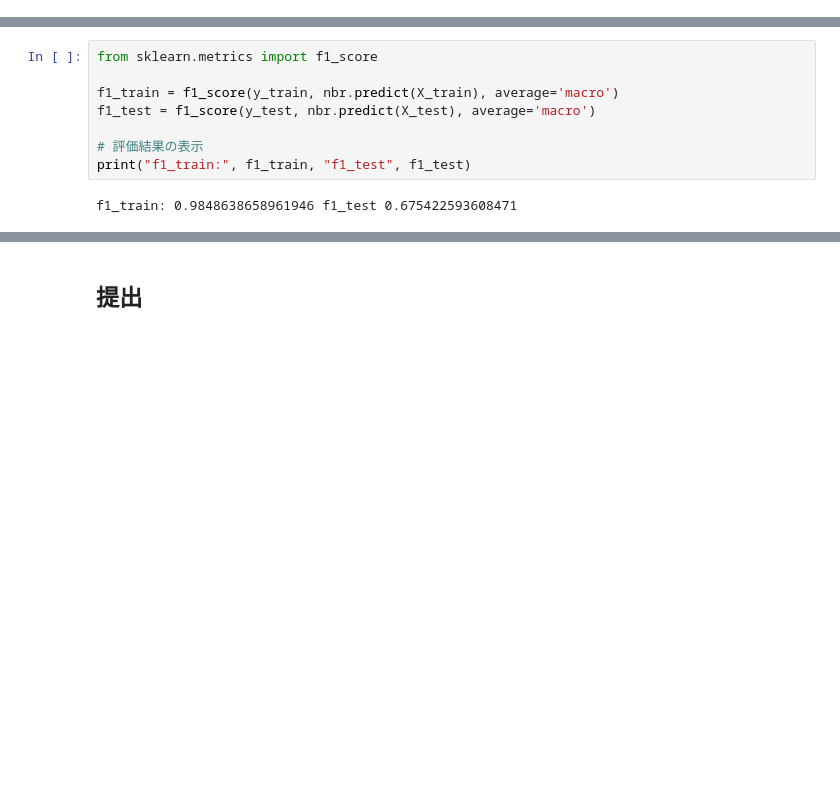
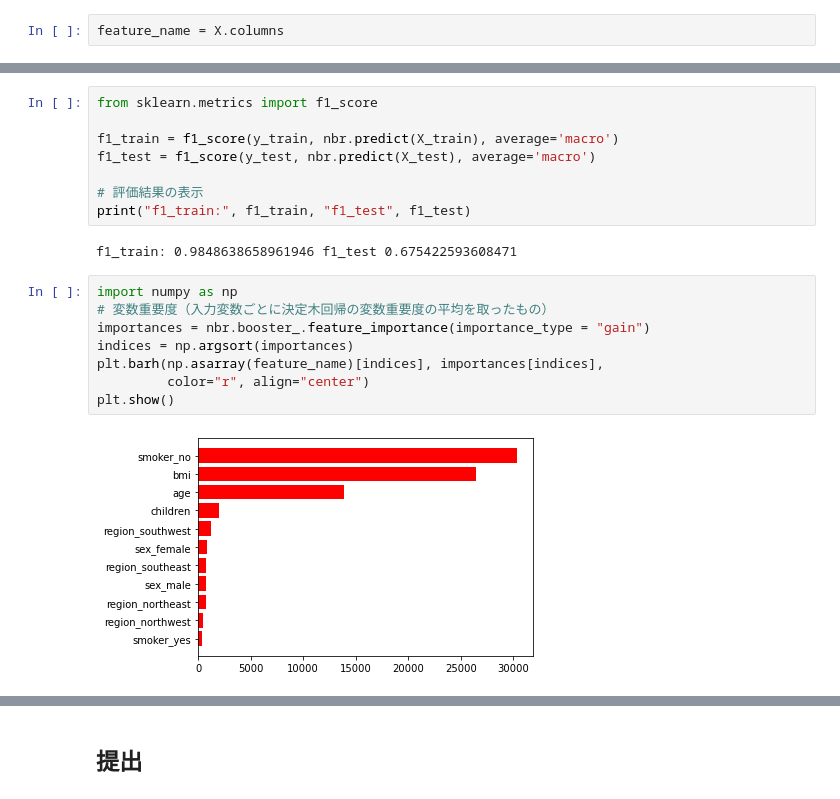
Before and after one commit to TakumiSetoyama/signate_medical_insurance, a Jupyter notebook: lightGBM.ipynb, the cells around one changed output, grey strips where cells are left out. Cells and saved outputs as stored; diff of their text form; blank space fills up the shorter version.

```diff
--- a/lightGBM.ipynb
+++ b/lightGBM.ipynb
@@ -16,6 +16,8 @@ X = df.drop(columns=['charges'])
 y = df['charges']
 
 X = pd.get_dummies(X)
+# %%
+feature_name = X.columns
 # %%
 from sklearn.model_selection import train_test_split
 
@@ -73,3 +75,13 @@ f1_test = f1_score(y_test, nbr.predict(X_test), average='macro')
 print("f1_train:", f1_train, "f1_test", f1_test)
 # %% [output]
 f1_train: 0.9848638658961946 f1_test 0.675422593608471
+# %%
+import numpy as np
+# 変数重要度（入力変数ごとに決定木回帰の変数重要度の平均を取ったもの）
+importances = nbr.booster_.feature_importance(importance_type = "gain")
+indices = np.argsort(importances)
+plt.barh(np.asarray(feature_name)[indices], importances[indices],
+         color="r", align="center")
+plt.show()
+# %% [output]
+[figure, added]
```
Also changed, not shown: parts of 42 cells of this notebook, 1 other file.
